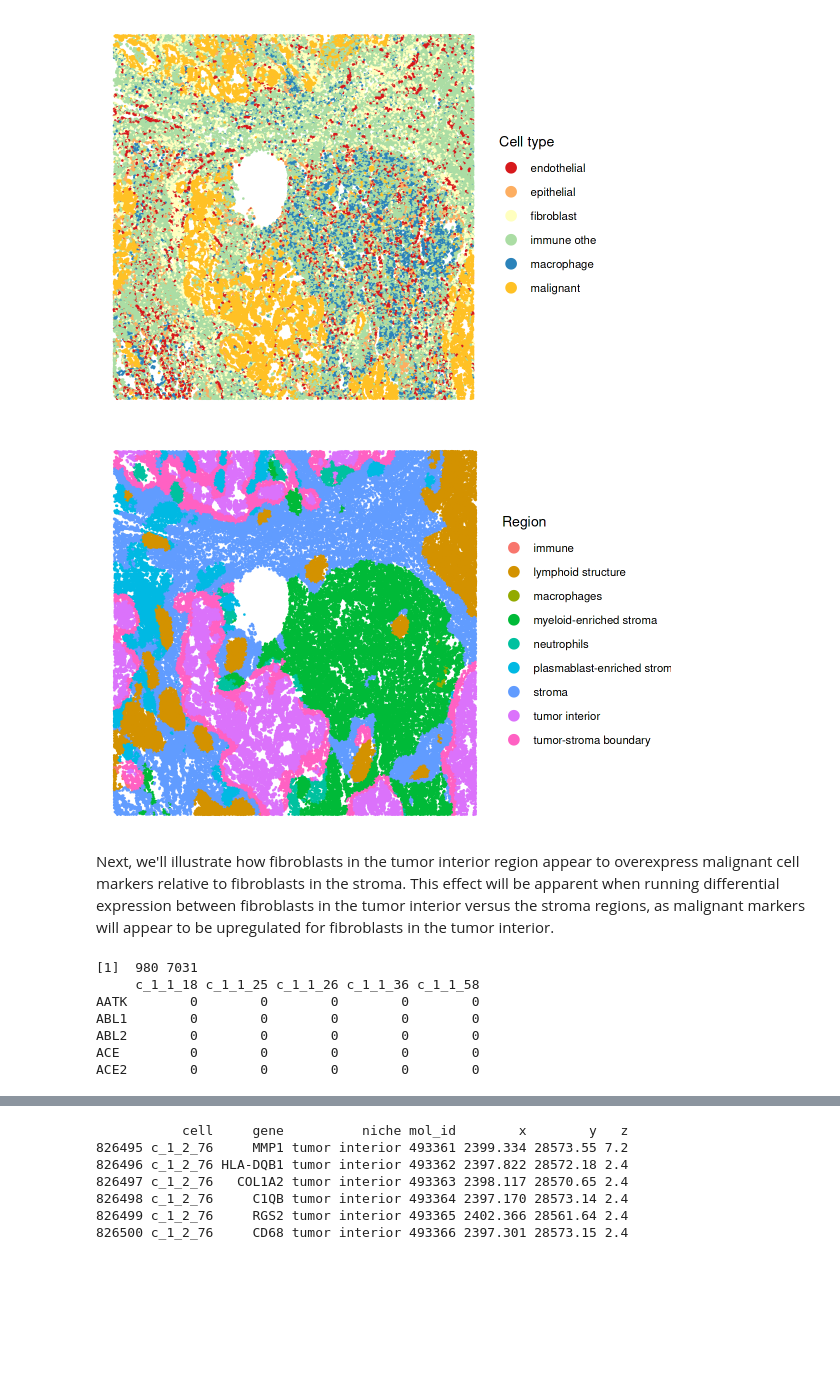
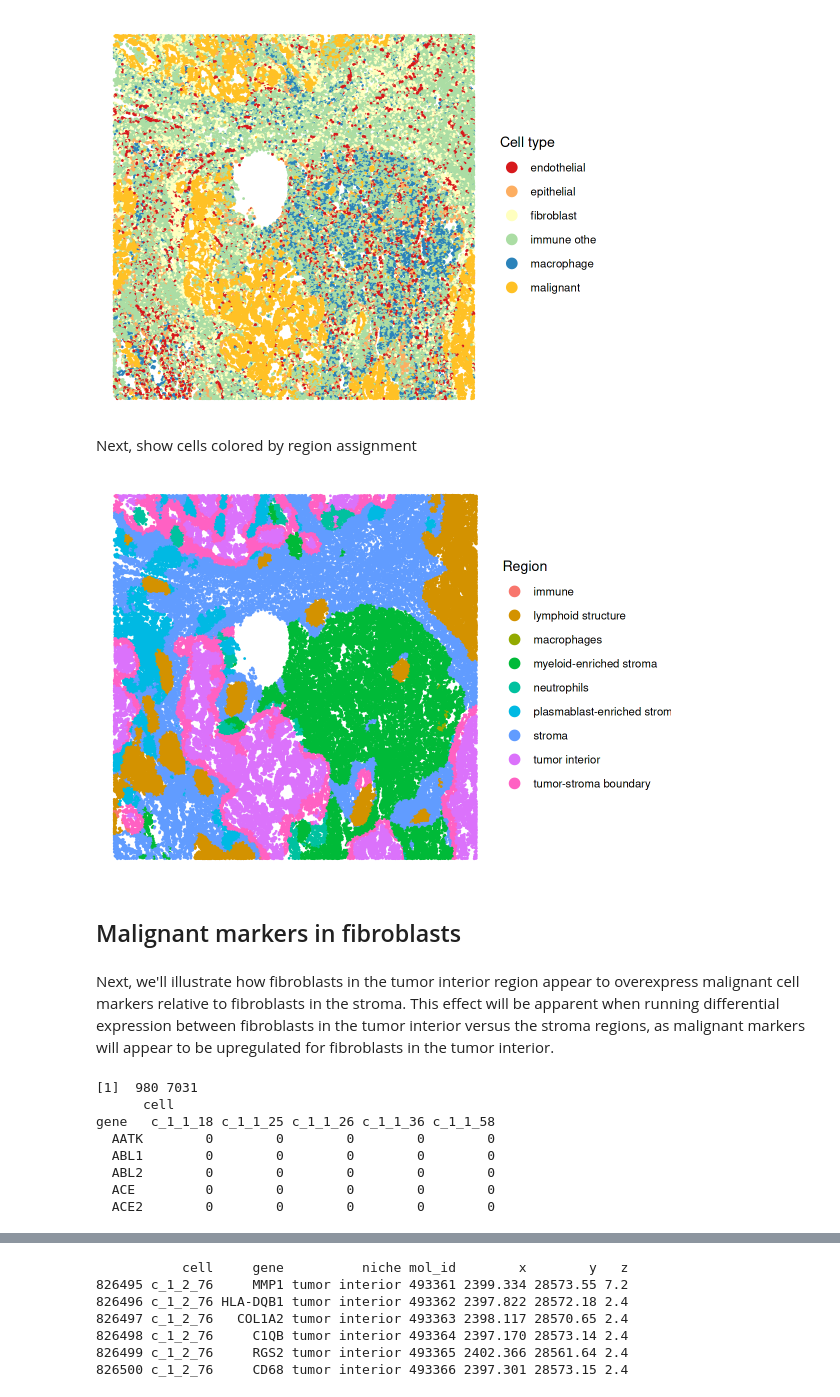
Before and after one commit to pakiessling/cellAdmix, a Jupyter notebook: vignettes/NSCLC_tutorial.ipynb, the cells around one changed output, grey strips where cells are left out. Drawn from its saved outputs; the diff is of its cells as text; code cells hidden in the pictures; blank space fills up the shorter version.

```diff
--- a/vignettes/NSCLC_tutorial.ipynb
+++ b/vignettes/NSCLC_tutorial.ipynb
@@ -69,0 +33,6 @@ df$z <- (df$z * 800) / 1000
+# %%
+cell_meta <- prepare_nsclc_metadata(gem)
+df <- prepare_nscls_transcript_data(tx_dat, cell_meta)
+# %%
+# add annotation for regions we'll compare. It will be needed later for DE
+cell_meta$regions_compare <- sapply(cell_meta$niche, switch, "tumor interior"="tumor", "stroma"="stroma", NA)
@@ -105,58 +55,20 @@ p
 # %% [output]
 [figure]
+# %% [markdown]
+Next, show cells colored by region assignment
 # %%
-# next, show cells colored by region assignment
-p <- ggplot(cell_annot,aes(x=sdimx,y=sdimy,color=niche)) +
-  geom_point_rast(size=.001) +
+options(repr.plot.width = 5.75, repr.plot.height = 4, repr.plot.res = 200)
+
+ggplot(cell_meta,aes(x=sdimx,y=sdimy,color=niche)) +
+  geom_point(size=.001) +
   guides(colour = guide_legend(override.aes = list(size=3))) +
   labs(color='Region') +
   theme_void() +
   theme(legend.text=element_text(size=8),
         legend.title=element_text(size=10))
-
-options(repr.plot.width = 5.75, repr.plot.height = 4, repr.plot.res = 200)
-p
 # %% [output]
-[figure, old version]
+[figure, new version]
+# %% [markdown]
+## Malignant markers in fibroblasts
 # %% [markdown]
 Next, we'll illustrate how fibroblasts in the tumor interior region appear to overexpress malignant cell markers relative to fibroblasts in the stroma. This effect will be apparent when running differential expression between fibroblasts in the tumor interior versus the stroma regions, as malignant markers will appear to be upregulated for fibroblasts in the tumor interior.
-# %%
-# computing a counts matrix from the molecule level data
-dat_orig <- df %>% count(gene, cell) %>%
-      reshape2::dcast(cell ~ gene, value.var = 'n', fill = 0) %>%
-      as.data.frame() %>%
-      tibble::column_to_rownames('cell')
-dat_orig <- t(dat_orig)
-
-# subset to just one cell type
-rownames(cell_annot) <- cell_annot$cell
-cells_keep <- cell_annot$cell[cell_annot$celltype=='fibroblast']
-meta_orig <- cell_annot[cells_keep,]
-dat_orig <- dat_orig[,cells_keep]
-
-# add annotation for regions to compare with de
-meta_orig$regions_compare <- sapply(meta_orig$niche,function(x) {
-  if (x=='tumor interior') {
-    return('tumor')
-  } else if (x=='stroma') {
-    return('stroma')
-  } else {
-    return(NA)
-  }
-})
-
-# reduce data to just the cells in the tested regions
-cells_keep <- rownames(meta_orig)[!is.na(meta_orig$regions_compare)]
-meta_orig <- meta_orig[cells_keep,]
-dat_orig <- dat_orig[,cells_keep]
-
-print(dim(dat_orig))
-print(dat_orig[1:5,1:5])
-# %% [output]
-[1]  980 7031
-     c_1_1_18 c_1_1_25 c_1_1_26 c_1_1_36 c_1_1_58
-AATK        0        0        0        0        0
-ABL1        0        0        0        0        0
-ABL2        0        0        0        0        0
-ACE         0        0        0        0        0
-ACE2        0        0        0        0        0
@@ -163,2 +77,19 @@ ACE2        0        0        0        0        0
+# %%
+# reduce data to just the fibroblast cells in the tested regions
+cells_keep <- cell_meta %>% filter(celltype=='fibroblast', !is.na(regions_compare)) %>% .$cell
+meta_orig <- cell_meta[cells_keep,]
+dat_orig <- dat_orig[,cells_keep]
+
+print(dim(dat_orig))
+print(dat_orig[1:5,1:5])
+# %% [output]
+[1]  980 7031
+      cell
+gene   c_1_1_18 c_1_1_25 c_1_1_26 c_1_1_36 c_1_1_58
+  AATK        0        0        0        0        0
+  ABL1        0        0        0        0        0
+  ABL2        0        0        0        0        0
+  ACE         0        0        0        0        0
+  ACE2        0        0        0        0        0
 # %%
 ## run de for fibroblasts between tumor and stroma
```
Also changed, not shown: parts of 36 cells of this notebook, 16 other files.
